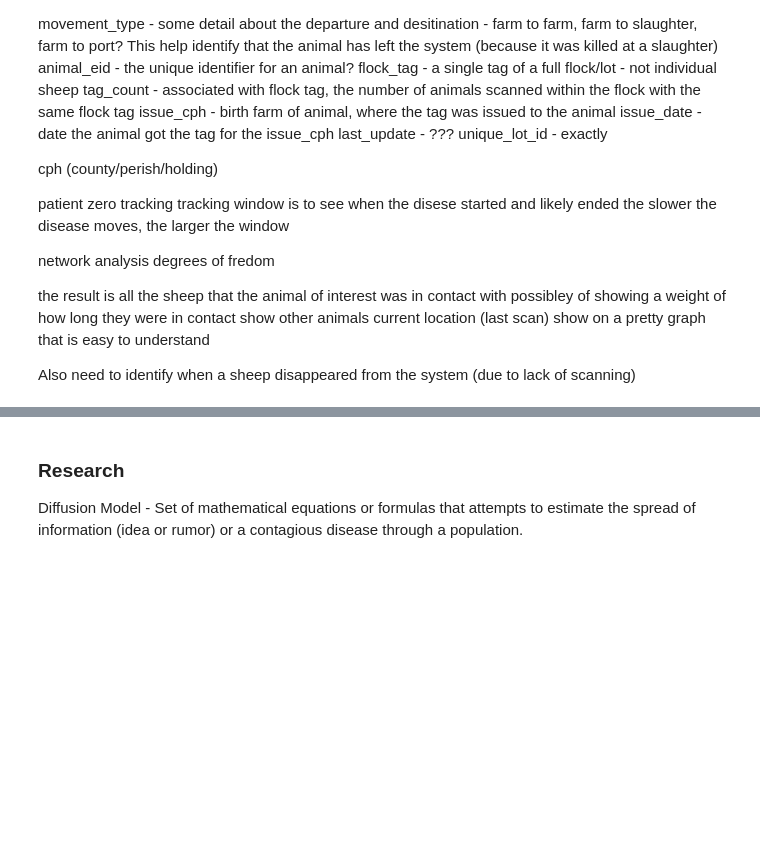
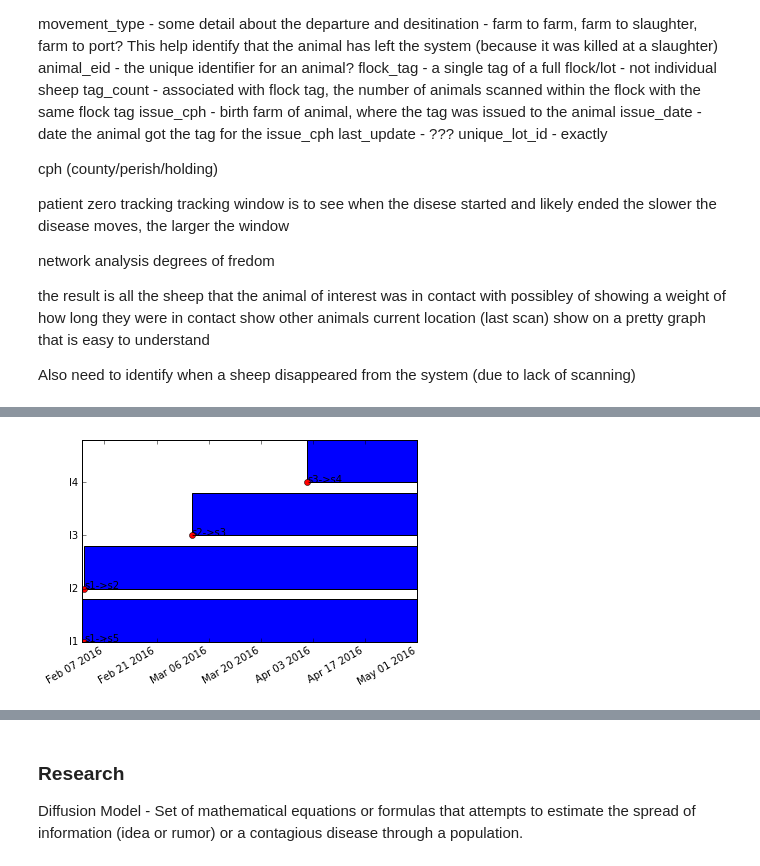
Before and after one commit to cmactagg/animal_traceability, a Jupyter notebook: sheep_tracker.ipynb, the cells around one changed output, grey strips where cells are left out. Saved outputs shown, nothing was run; the diff lists cells and outputs as text; code cells hidden in the pictures; blank space fills up the shorter version.

Commit message:
added a graph.  it looks poor but gets the point across

```diff
--- a/sheep_tracker.ipynb
+++ b/sheep_tracker.ipynb
@@ -125,0 +278,88 @@ Also need to identify when a sheep disappeared from the system (due to lack of s
+# %%
+%matplotlib inline
+
+import sys
+import sqlite3
+import matplotlib.pyplot as plt
+import numpy as np
+import matplotlib.dates as mdates
+from datetime import datetime as dt
+
+
+conn = sqlite3.connect("animal_tracker.db")
+#conn.row_factory = sqlite3.Row
+#giver_animal_eid	location_cph	location_exposure_date	receiver_animal_eid	animal_exposure_date
+
+
+results_max_departure_date = conn.execute("SELECT max(departure_date) FROM animal_location")
+for row_max_departure_date in results_max_departure_date:
+    max_departure_date = mdates.date2num(dt.strptime(row_max_departure_date[0], '%Y-%m-%d %H:%M:%S.%f'))
+print(max_departure_date)
+
+location_names_values = {}
+
+## find the locations
+results_loc_exp = conn.execute("SELECT location_cph, min(location_exposure_date) FROM exposure_incident WHERE location_cph != 'None' GROUP BY location_cph ORDER BY location_exposure_date")
+loc_labels = []
+loc_rows = []
+loc_startdates = []
+loc_left = []
+loc_enddates = []
+loc_row_count = 0
+for row_loc_exp in results_loc_exp:
+    loc_labels.append(row_loc_exp[0])
+    loc_row_count += 1
+    location_names_values[row_loc_exp[0]] = loc_row_count
+    loc_rows.append(loc_row_count)
+    loc_startdate = mdates.date2num(dt.strptime(row_loc_exp[1], '%Y-%m-%d %H:%M:%S.%f'))
+    loc_startdates.append(loc_startdate)
+
+    loc_enddates.append(max_departure_date - loc_startdate)
+##end find the locations
+
+
+## find the animals
+results_animal_exp = conn.execute("SELECT giver_animal_eid, location_cph, receiver_animal_eid, animal_exposure_date FROM exposure_incident WHERE location_cph != 'None' ORDER BY animal_exposure_date")
+giver_animal_eids = []
+receiver_animal_eids = []
+animal_exposure_dates = []
+animal_exposure_locs = []
+
+exposure_labels = {}
+for row_animal_exp in results_animal_exp:
+    animal_exposure_date = mdates.date2num(dt.strptime(row_animal_exp[3], '%Y-%m-%d %H:%M:%S.%f'))
+    animal_exposure_dates.append(animal_exposure_date)
+    animal_exposure_locs.append(location_names_values[row_animal_exp[1]])
+    exposure_labels[row_animal_exp[0] + "->" + row_animal_exp[2]] = (animal_exposure_date, location_names_values[row_animal_exp[1]])
+    #ax.annotate(row_animal_exp[0] + "->" + row_animal_exp[2], xy=(animal_exposure_date, location_names_values[row_animal_exp[1]]), textcoords='data')
+
+##end find the animals
+print(exposure_labels)
+
+conn.close()
+
+print(location_names_values)
+
+print(loc_labels)
+print(loc_rows)
+print(loc_startdates)
+print(loc_enddates)
+
+
+fig, ax = plt.subplots()
+
+
+ax.plot(animal_exposure_dates, animal_exposure_locs, 'ro')
+ax.barh(loc_rows, loc_enddates, left=loc_startdates )
+
+for label in exposure_labels:
+    ax.annotate(label, xy=exposure_labels[label], textcoords='data')
+
+plt.yticks(loc_rows, loc_labels)
+
+ax.axis('tight')
+ax.xaxis_date()
+fig.autofmt_xdate()
+
+plt.show()
+# %% [output]
@@ -125,0 +373 @@ Also need to identify when a sheep disappeared from the system (due to lack of s
+[figure, added]
```
Also changed, not shown: parts of 38 cells of this notebook, 1 other file.
